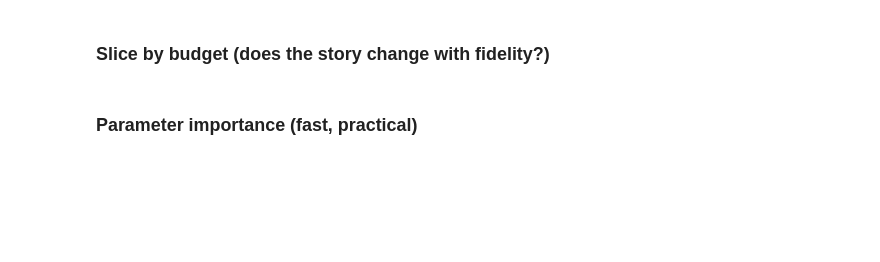
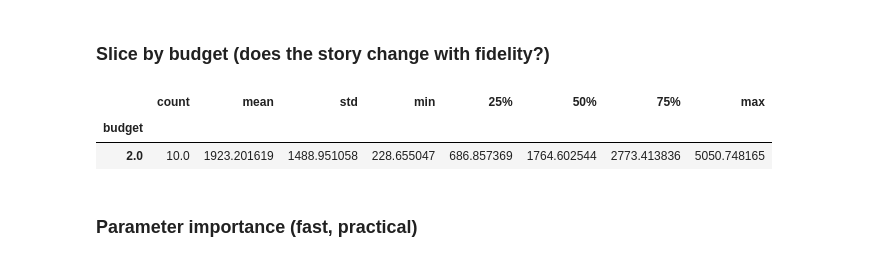
Before and after one commit to kandrych/modelling_optimisation, a Jupyter notebook: scripts/after_optimisation.ipynb, the cells around one changed output. Saved outputs shown, nothing was run; the diff lists cells and outputs as text; code cells hidden in the pictures; blank space fills up the shorter version.

```diff
--- a/scripts/after_optimisation.ipynb
+++ b/scripts/after_optimisation.ipynb
@@ -84,7 +71,11 @@ ModuleNotFoundError: No module named 'matplotlib'
 # %% [markdown]
 ### Slice by budget (does the story change with fidelity?)
 # %%
-df.groupby("budget")["cost"].describe().to_csv(results_dir / "cost_by_budget.csv")
+df.groupby("budget")["cost"].describe()#.to_csv(results_dir / "cost_by_budget.csv")
+# %% [output]
+|  | count | mean | std | min | 25% | 50% | 75% | max |
+| budget |  |  |  |  |  |  |  |  |
+| 2.0 | 10.0 | 1923.201619 | 1488.951058 | 228.655047 | 686.857369 | 1764.602544 | 2773.413836 | 5050.748165 |
 # %% [markdown]
 ### Parameter importance (fast, practical)
 # %%
```
Also changed, not shown: parts of 12 cells of this notebook, 1 other file.
